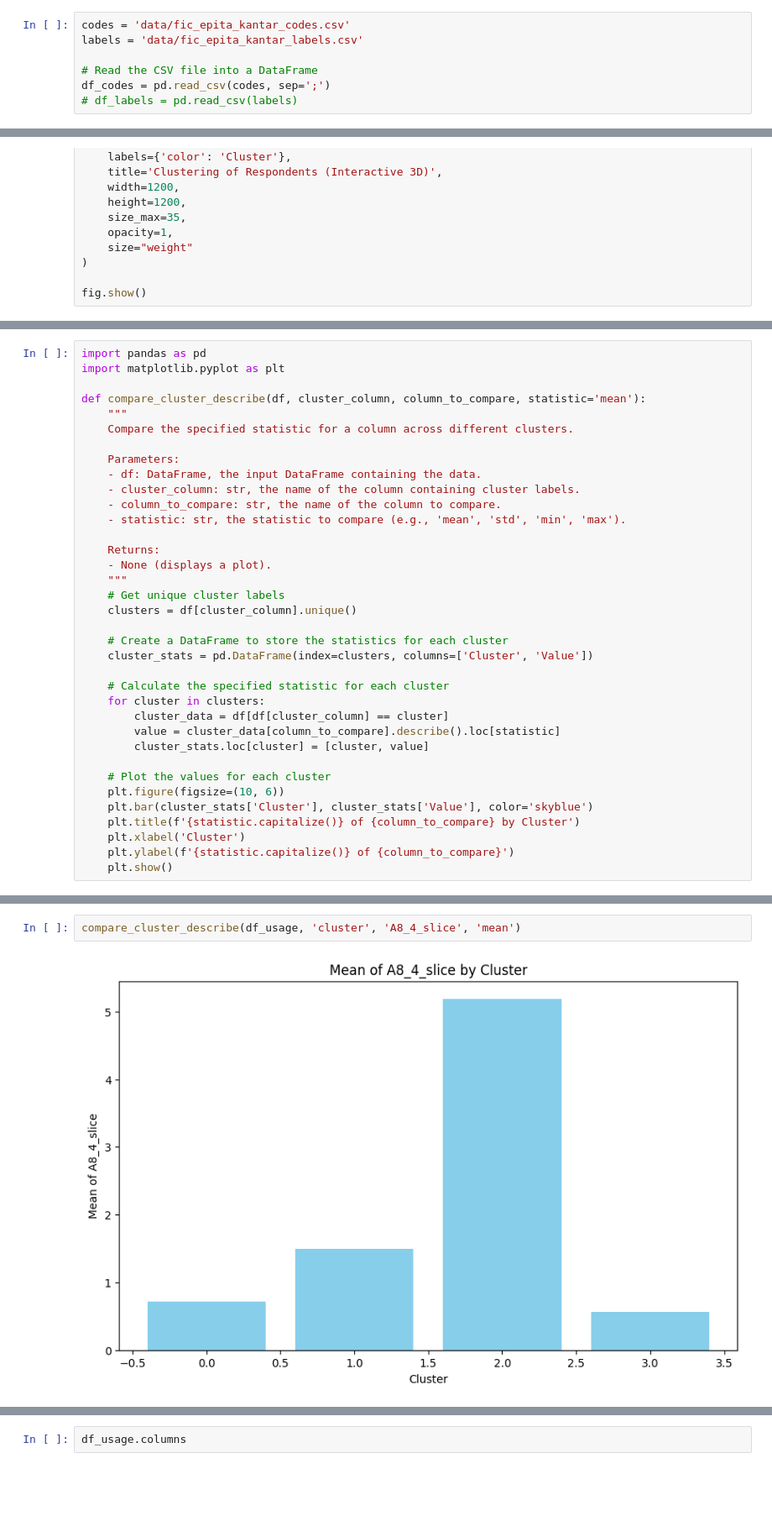
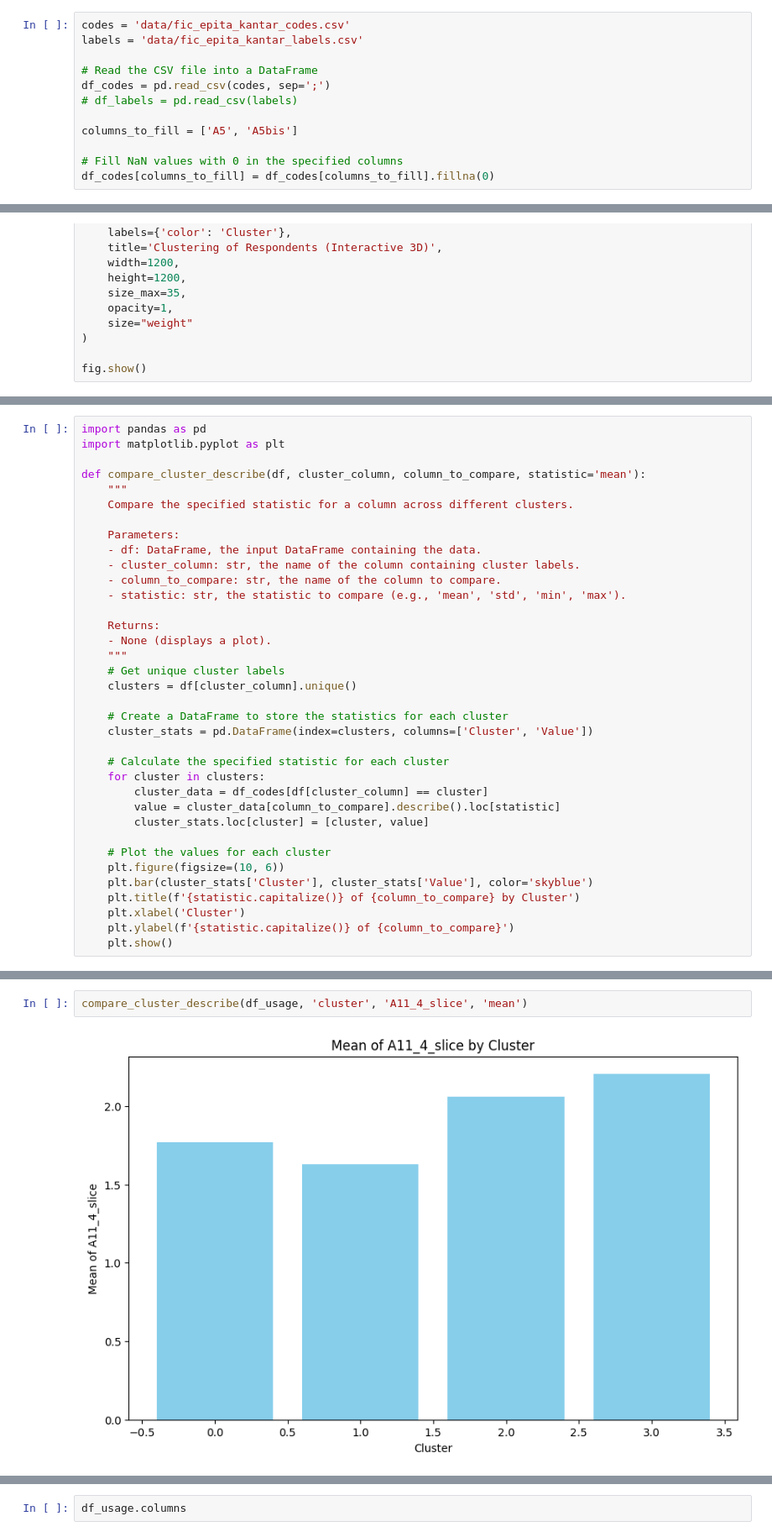
Before and after one commit to Coartix/Kantar, a Jupyter notebook: Observation_param.ipynb, the cells around one changed output, grey strips where cells are left out. Shown at 84% size. Drawn from its saved outputs; the diff is of its cells as text; blank space fills up the shorter version.

Commit message:
feat(observation): find meaning for clusters (discord)

```diff
--- a/Observation_param.ipynb
+++ b/Observation_param.ipynb
@@ -11,6 +11,11 @@ labels = 'data/fic_epita_kantar_labels.csv'
 # Read the CSV file into a DataFrame
 df_codes = pd.read_csv(codes, sep=';')
 # df_labels = pd.read_csv(labels)
+
+columns_to_fill = ['A5', 'A5bis']
+
+# Fill NaN values with 0 in the specified columns
+df_codes[columns_to_fill] = df_codes[columns_to_fill].fillna(0)
 # %%
 df_codes.head()
 # %% [output]
@@ -301,7 +306,7 @@ def compare_cluster_describe(df, cluster_column, column_to_compare, statistic='m
 
     # Calculate the specified statistic for each cluster
     for cluster in clusters:
-        cluster_data = df[df[cluster_column] == cluster]
+        cluster_data = df_codes[df[cluster_column] == cluster]
         value = cluster_data[column_to_compare].describe().loc[statistic]
         cluster_stats.loc[cluster] = [cluster, value]
 
@@ -328,4 +413,4 @@ compare_cluster_describe(df_usage, 'cluster', 'A8_3_slice', 'mean')
 # %%
-compare_cluster_describe(df_usage, 'cluster', 'A8_4_slice', 'mean')
+compare_cluster_describe(df_usage, 'cluster', 'A11_4_slice', 'mean')
 # %% [output]
-[figure, old version]
+[figure, new version]
```
Also changed, not shown: parts of 32 cells of this notebook.
